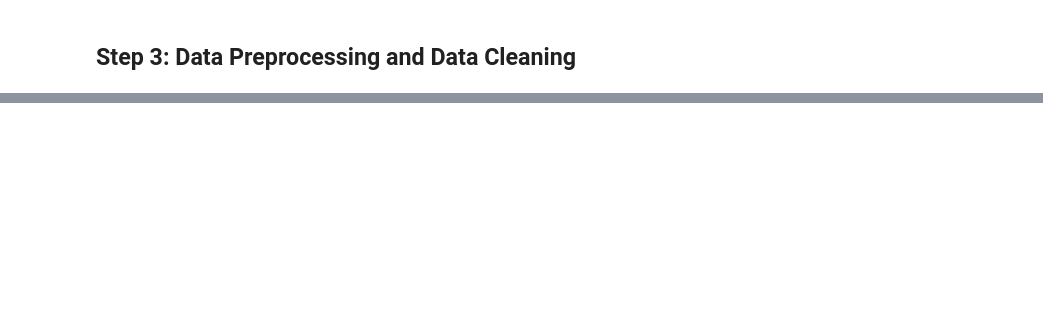
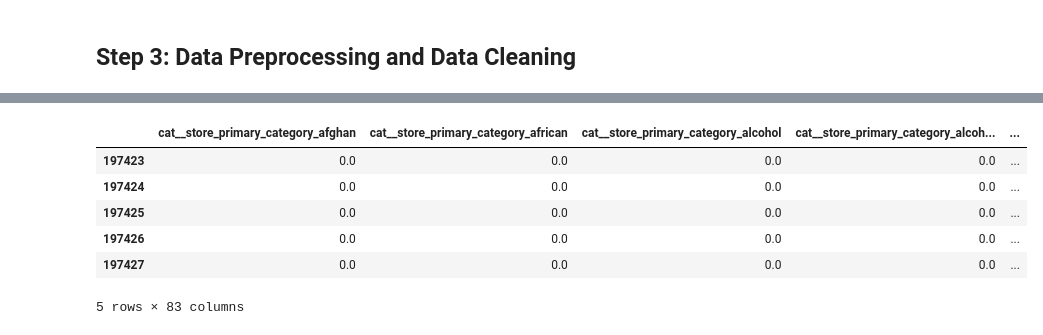
Before and after one commit to ganesh-207/Machine_learning, a Jupyter notebook: Project/Delivery Duration Prediction.ipynb, the cells around one changed output, grey strips where cells are left out. Cells and saved outputs as stored; diff of their text form; code cells hidden in the pictures; blank space fills up the shorter version.

```diff
--- a/Project/Delivery Duration Prediction.ipynb
+++ b/Project/Delivery Duration Prediction.ipynb
@@ -167,0 +232,10 @@ DTypePromotionError: The DType <class 'numpy.dtypes.DateTime64DType'> could not
+# %%
+X_pre.tail()
+# %% [output]
+|  | cat__store_primary_category_afghan | cat__store_primary_category_african | cat__store_primary_category_alcohol | cat__store_primary_category_alcoh... | ... |
+| 197423 | 0.0 | 0.0 | 0.0 | 0.0 | ... |
+| 197424 | 0.0 | 0.0 | 0.0 | 0.0 | ... |
+| 197425 | 0.0 | 0.0 | 0.0 | 0.0 | ... |
+| 197426 | 0.0 | 0.0 | 0.0 | 0.0 | ... |
+| 197427 | 0.0 | 0.0 | 0.0 | 0.0 | ... |
+5 rows × 83 columns
```
Also changed, not shown: parts of 21 cells of this notebook, 1 other file.
